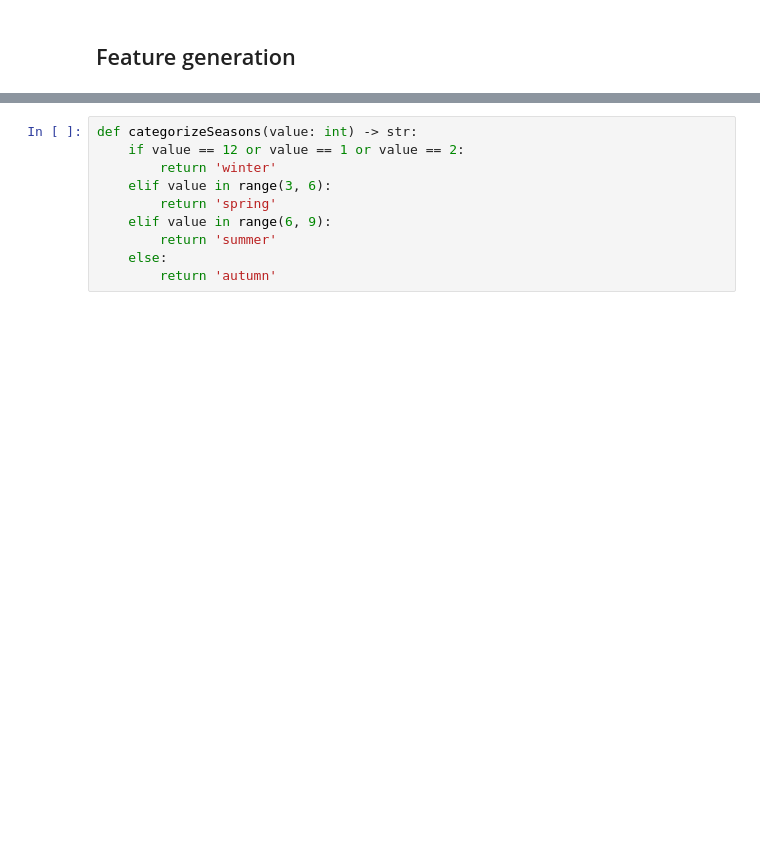
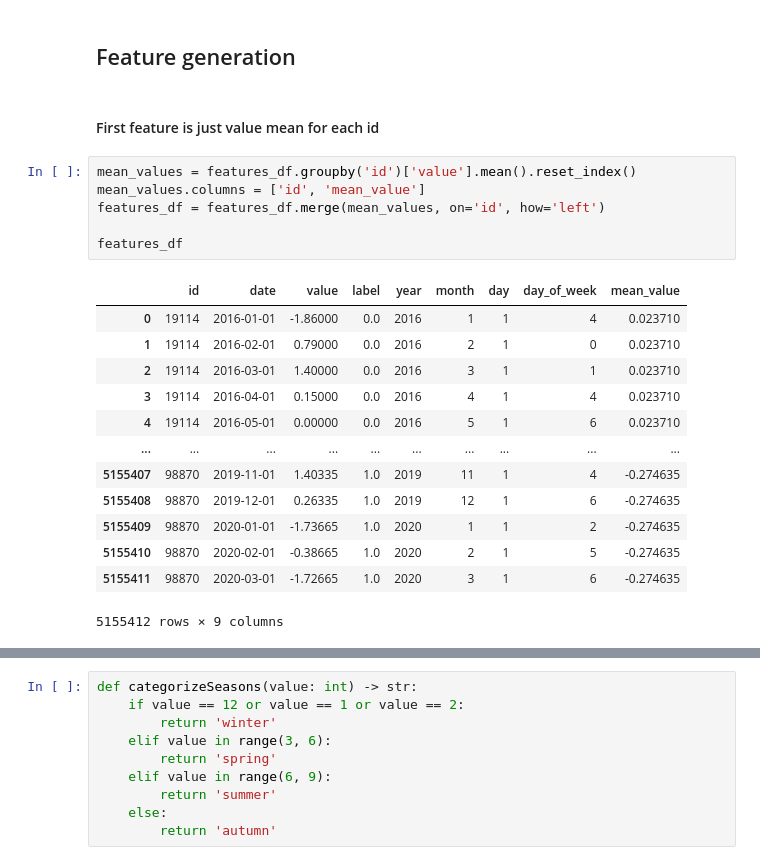
Before and after one commit to kvufee/ds_ml-learning, a Jupyter notebook: vk-internship-ds-task2/classificator.ipynb, the cells around one changed output, grey strips where cells are left out. Saved outputs shown, nothing was run; the diff lists cells and outputs as text; blank space fills up the shorter version.

```diff
--- a/vk-internship-ds-task2/classificator.ipynb
+++ b/vk-internship-ds-task2/classificator.ipynb
@@ -152,4 +153,26 @@ features_df.describe().T
 | day_of_week | 5155412.0 | 3.018144 | 0.0 | 1.0 | 3.0 | 5.0 | 6.0 | 1.983396 |
 # %% [markdown]
 ## Feature generation
+# %% [markdown]
+#### First feature is just value mean for each id
+# %%
+mean_values = features_df.groupby('id')['value'].mean().reset_index()
+mean_values.columns = ['id', 'mean_value']
+features_df = features_df.merge(mean_values, on='id', how='left')
+
+features_df
+# %% [output]
+|  | id | date | value | label | year | month | day | day_of_week | mean_value |
+| 0 | 19114 | 2016-01-01 | -1.86000 | 0.0 | 2016 | 1 | 1 | 4 | 0.023710 |
+| 1 | 19114 | 2016-02-01 | 0.79000 | 0.0 | 2016 | 2 | 1 | 0 | 0.023710 |
+| 2 | 19114 | 2016-03-01 | 1.40000 | 0.0 | 2016 | 3 | 1 | 1 | 0.023710 |
+| 3 | 19114 | 2016-04-01 | 0.15000 | 0.0 | 2016 | 4 | 1 | 4 | 0.023710 |
+| 4 | 19114 | 2016-05-01 | 0.00000 | 0.0 | 2016 | 5 | 1 | 6 | 0.023710 |
+| ... | ... | ... | ... | ... | ... | ... | ... | ... | ... |
+| 5155407 | 98870 | 2019-11-01 | 1.40335 | 1.0 | 2019 | 11 | 1 | 4 | -0.274635 |
+| 5155408 | 98870 | 2019-12-01 | 0.26335 | 1.0 | 2019 | 12 | 1 | 6 | -0.274635 |
+| 5155409 | 98870 | 2020-01-01 | -1.73665 | 1.0 | 2020 | 1 | 1 | 2 | -0.274635 |
+| 5155410 | 98870 | 2020-02-01 | -0.38665 | 1.0 | 2020 | 2 | 1 | 5 | -0.274635 |
+| 5155411 | 98870 | 2020-03-01 | -1.72665 | 1.0 | 2020 | 3 | 1 | 6 | -0.274635 |
+5155412 rows × 9 columns
 # %% [markdown]
```
Also changed, not shown: parts of 17 cells of this notebook.
